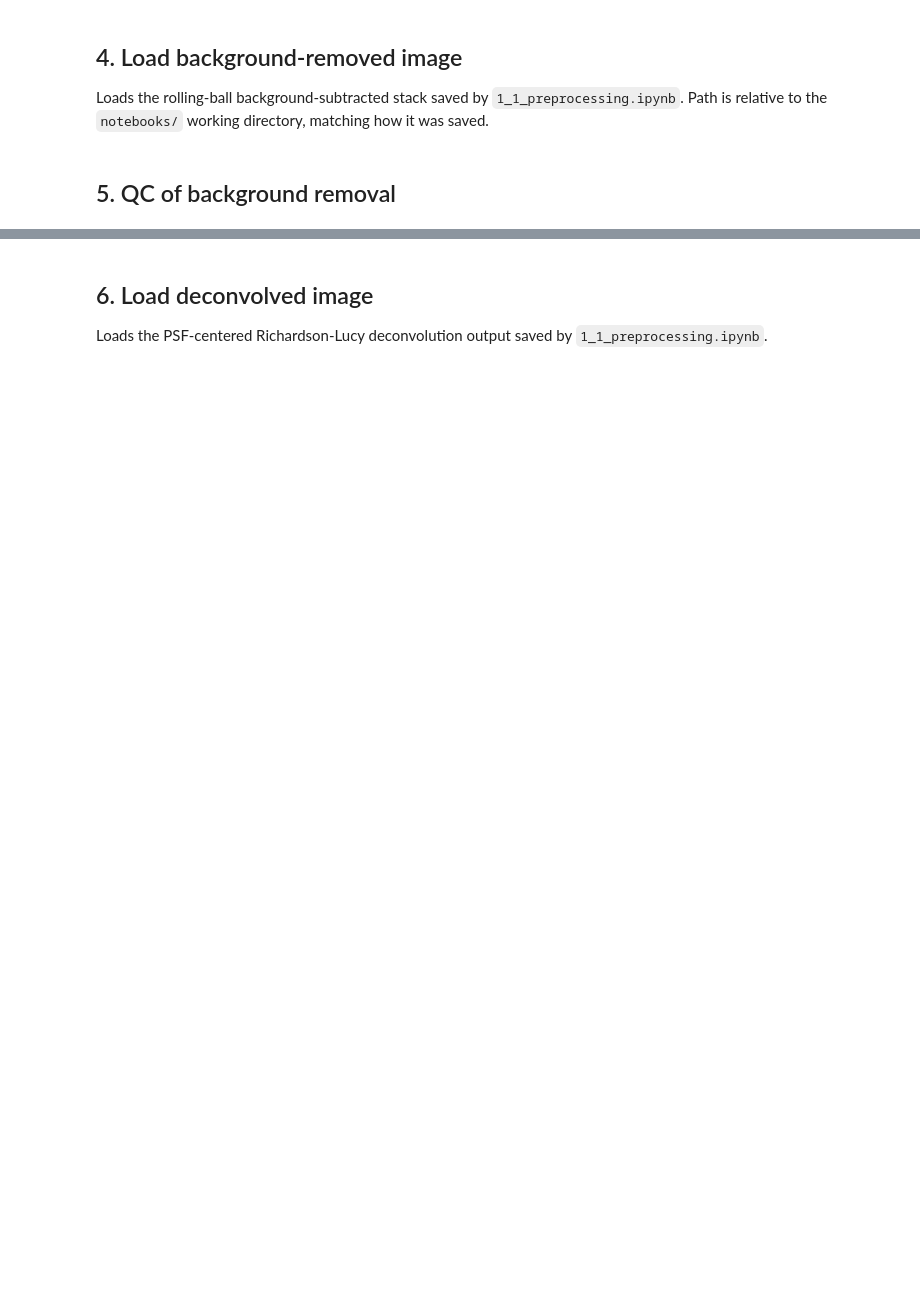
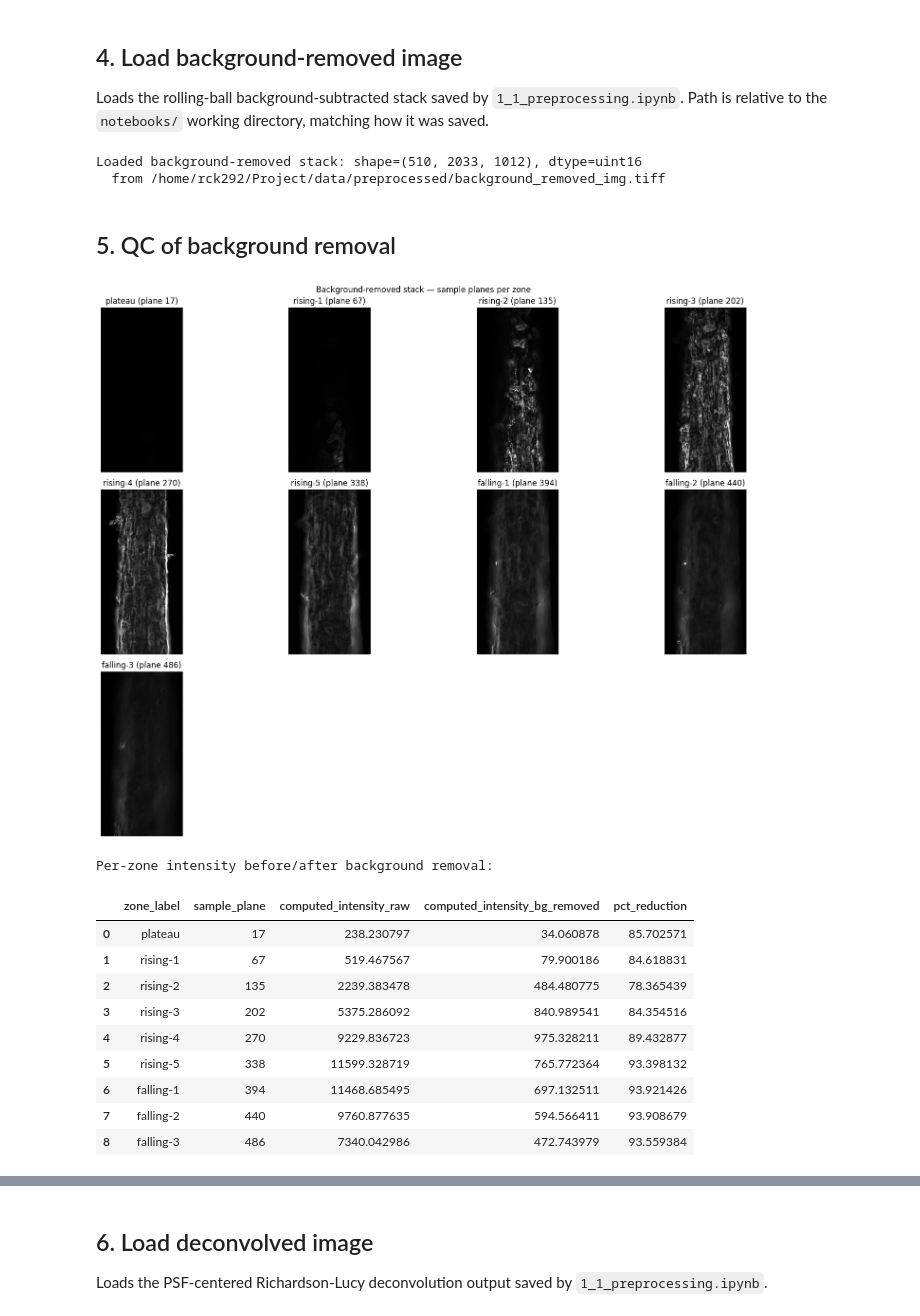
Before and after one commit to llloretta/connexin-pipeline, a Jupyter notebook: notebooks/1_3_preprocessing_full_stack_test.ipynb, the cells around one changed output, grey strips where cells are left out. Cells and saved outputs as stored; diff of their text form; code cells hidden in the pictures; blank space fills up the shorter version.

```diff
--- a/notebooks/1_3_preprocessing_full_stack_test.ipynb
+++ b/notebooks/1_3_preprocessing_full_stack_test.ipynb
@@ -53,7 +69,7 @@ else:
 # %% [markdown]
 ## 2. QC helpers
 # %%
-def plot_zone_grid(stack, zone_df, title, cmap='gray', ncols=4):
+def plot_zone_grid(stack, zone_df, title, cmap='gray', ncols=4, vmax = None):
     """One subplot per zone, showing that zone's sample_plane."""
     n = len(zone_df)
     ncols = min(ncols, n)
@@ -62,7 +78,7 @@ def plot_zone_grid(stack, zone_df, title, cmap='gray', ncols=4):
     for i, (_, row) in enumerate(zone_df.iterrows()):
         ax = axes[i // ncols, i % ncols]
         plane = int(row['sample_plane'])
-        ax.imshow(stack[plane], cmap=cmap)
+        ax.imshow(stack[plane], cmap=cmap, vmax = vmax)
         ax.set_title(f"{row['zone_label']} (plane {plane})")
         ax.axis('off')
     for j in range(n, nrows * ncols):
@@ -98,25 +127,41 @@ raw_comparison
 Loads the rolling-ball background-subtracted stack saved by `1_1_preprocessing.ipynb`.
 Path is relative to the `notebooks/` working directory, matching how it was saved.
 # %%
-bg_removed_path = Path('preprocessed_images') / 'background_removed_img.tiff'
+bg_removed_path = Path( BASE_DIR / 'data' / 'preprocessed' / 'background_removed_img.tiff')
 background_removed = io.imread(bg_removed_path)
 print(f"Loaded background-removed stack: shape={background_removed.shape}, dtype={background_removed.dtype}")
 print(f"  from {bg_removed_path.resolve()}")
 
 if background_removed.shape != cnx_img.shape:
     print(f"WARNING: shape mismatch vs. raw stack {cnx_img.shape}")
+# %% [output]
+Loaded background-removed stack: shape=(510, 2033, 1012), dtype=uint16
+  from /home/rck292/Project/data/preprocessed/background_removed_img.tiff
 # %% [markdown]
 ## 5. QC of background removal
 # %%
-plot_zone_grid(background_removed, zone_samples, title="Background-removed stack — sample planes per zone")
+plot_zone_grid(background_removed, zone_samples, title="Background-removed stack — sample planes per zone", vmax = 7000)
 
 bg_intensity = zone_intensity_table(background_removed, zone_samples, 'computed_intensity_bg_removed')
 bg_comparison = raw_comparison.merge(bg_intensity, on='zone_number')
 bg_comparison['pct_reduction'] = 100 * (
     bg_comparison['computed_intensity_raw'] - bg_comparison['computed_intensity_bg_removed']
 ) / bg_comparison['computed_intensity_raw']
 print("Per-zone intensity before/after background removal:")
 bg_comparison[['zone_label', 'sample_plane', 'computed_intensity_raw', 'computed_intensity_bg_removed', 'pct_reduction']]
+# %% [output]
+[figure, added]
+Per-zone intensity before/after background removal:
+|  | zone_label | sample_plane | computed_intensity_raw | computed_intensity_bg_removed | pct_reduction |
+| 0 | plateau | 17 | 238.230797 | 34.060878 | 85.702571 |
+| 1 | rising-1 | 67 | 519.467567 | 79.900186 | 84.618831 |
+| 2 | rising-2 | 135 | 2239.383478 | 484.480775 | 78.365439 |
+| 3 | rising-3 | 202 | 5375.286092 | 840.989541 | 84.354516 |
+| 4 | rising-4 | 270 | 9229.836723 | 975.328211 | 89.432877 |
+| 5 | rising-5 | 338 | 11599.328719 | 765.772364 | 93.398132 |
+| 6 | falling-1 | 394 | 11468.685495 | 697.132511 | 93.921426 |
+| 7 | falling-2 | 440 | 9760.877635 | 594.566411 | 93.908679 |
+| 8 | falling-3 | 486 | 7340.042986 | 472.743979 | 93.559384 |
 # %%
 plt.hist(background_removed.ravel(), bins=100)
 plt.yscale('log')
```
Also changed, not shown: parts of 7 cells of this notebook.
